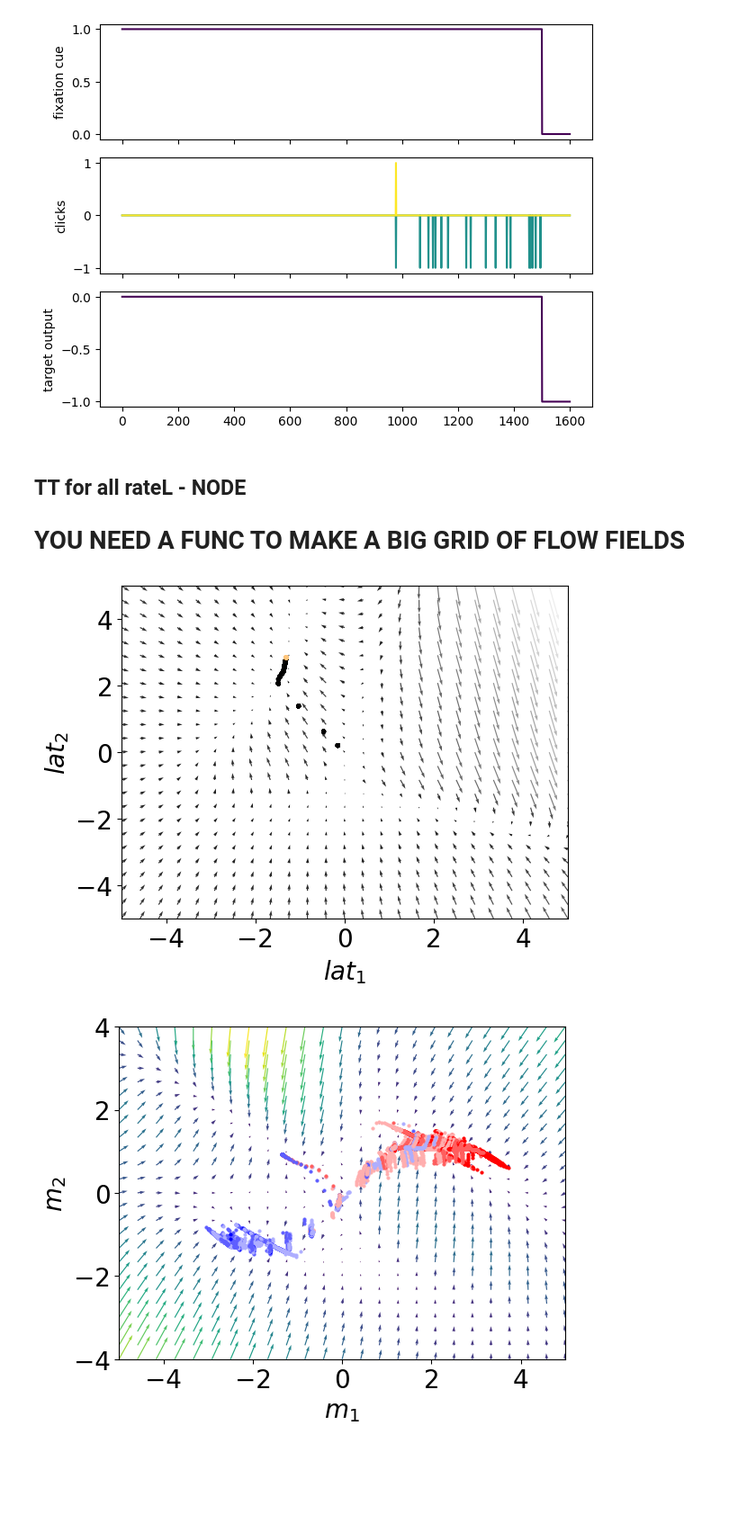
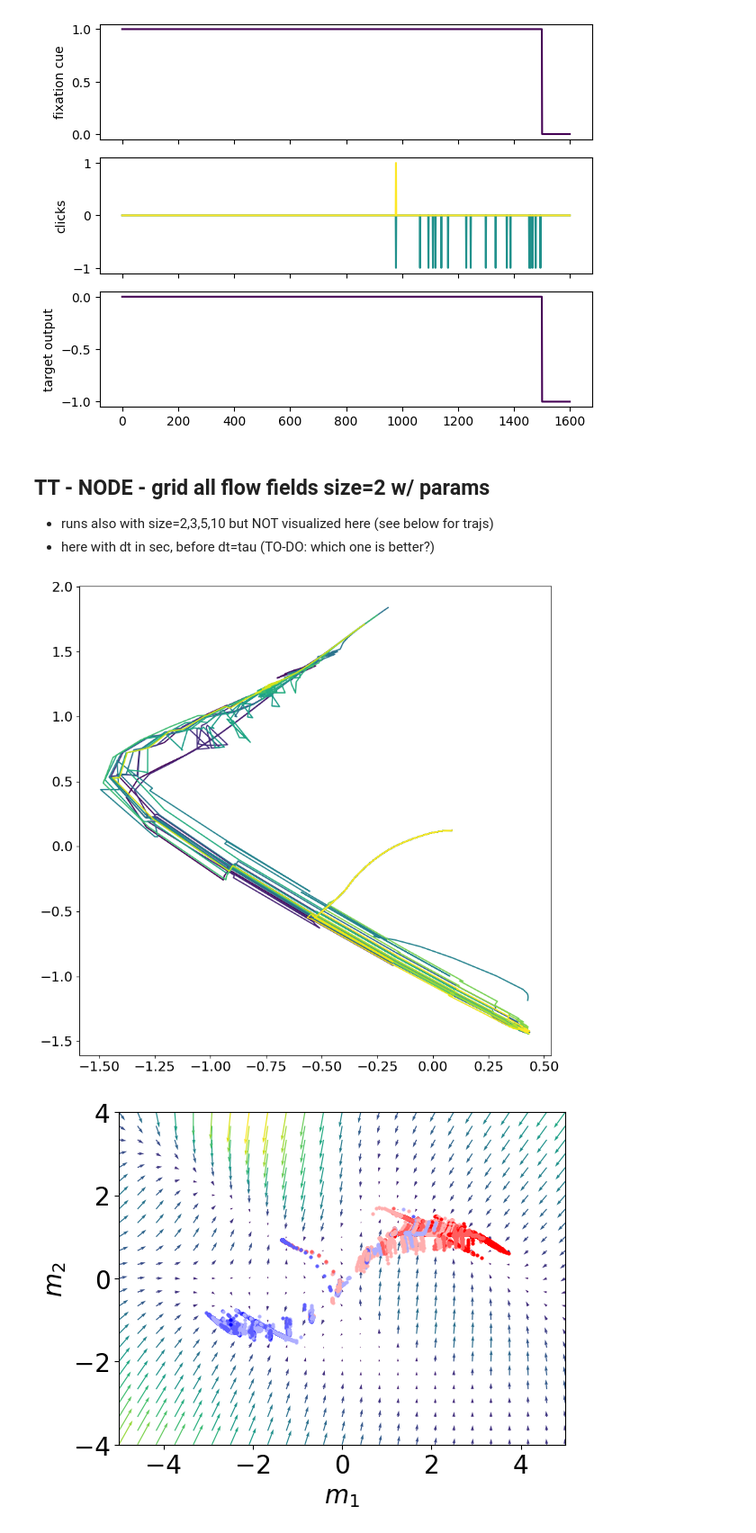
Before and after one commit to alejandradu/ComputationThruDynamicsBenchmark, a Jupyter notebook: examples/notebooks/PC_TT_analysis.ipynb, the cells around one changed output. Shown at 90% size. Cells and saved outputs as stored; diff of their text form; code cells hidden in the pictures; blank space fills up the shorter version.

Commit message:
fix alpha node

```diff
--- a/examples/notebooks/PC_TT_analysis.ipynb
+++ b/examples/notebooks/PC_TT_analysis.ipynb
@@ -407,6 +407,7 @@ dataset_dict, extra_dict = pc.generate_dataset(100)
 # %% [output]
 [figure]
 # %% [markdown]
-## TT for all rateL - NODE
+## TT - NODE - grid all flow fields size=2 w/ params
 
-# YOU NEED A FUNC TO MAKE A BIG GRID OF FLOW FIELDS
+* runs also with size=2,3,5,10 but NOT visualized here (see below for trajs)
+* here with dt in sec, before dt=tau (TO-DO: which one is better?)
@@ -416,65 +419,43 @@ dataset_dict, extra_dict = pc.generate_dataset(100)
 # %%
-from ctd.comparison.analysis.tt.tt import Analysis_TT
-import matplotlib.pyplot as plt
-import numpy as np
-from ctd.task_modeling.task_env.task_env import PClicks
-
+# create task to get target size of inputs
 pc = PClicks(n_timesteps= 2000,
              noise= 0.00,
              rateL=1,               # Hz
              delta_t=0.1,          # seconds
              allRates=False,
-             fixation_period = 1.5*100,  # seconds
-             response_period = 0.1*100,  # seconds
-             delay_min = 0.5*100,        # seconds
-             delay_max = 1.3*100,
+             fixation_period = 1.5*1000,  # seconds
+             response_period = 0.1*1000,  # seconds
+             delay_min = 0.5*1000,        # seconds
+             delay_max = 1.3*1000,
             )
 
 dataset_dict, extra_dict = pc.generate_dataset(100)
 
-# good one WITH leak and same dt = 0.1
-node2_pc = "/scratch/gpfs/ad2002/content/trained_models/task-trained/20250404_PClicks_NODE_grid_allRates_3/max_epochs=1500_weight_decay=1.00E-08_learning_rate=2.00E-03_seed=0_noise=0.00E+00_allRates=True_latent_size=2_layer_hidden_size=128_delt=1.00E-03_leak=True"
-# good one WITHOUT leak and dt =0.01 (same behavior as WITH leak for this dt - stabilizes low between 1350-1400)
-node2_pc_2 = "/scratch/gpfs/ad2002/content/trained_models/task-trained/20250404_PClicks_NODE_grid_allRates_3/max_epochs=1500_weight_decay=1.00E-08_learning_rate=2.00E-03_seed=0_noise=0.00E+00_allRates=True_latent_size=2_layer_hidden_size=128_delt=1.00E-03_leak=True"
-# WITH leak and dt = 0.01 for task adjusted to dt
-node2_pc_3 = "/scratch/gpfs/ad2002/content/trained_models/task-trained/20250404_PClicks_NODE_grid_allRates_4/max_epochs=1000_weight_decay=1.00E-08_learning_rate=2.00E-03_seed=0_noise=0.00E+00_latent_size=2_layer_hidden_size=128_delta_t=1.00E-02_leak=True"
-# dt=0.1 both model and data - BAD, although MSE low and separation is good - just not enough timesteps
-node2_pc_4 = "/scratch/gpfs/ad2002/content/trained_models/task-trained/20250404_PClicks_NODE_grid_dt=0.1/max_epochs=1000_weight_decay=1.00E-08_learning_rate=2.00E-03_seed=0_noise=0.00E+00_latent_size=2_layer_hidden_size=128_delta_t=1.00E-01_delt=1.00E-01_leak=False"
-
-
-PATH = "/scratch/gpfs/ad2002/content/trained_models/task-trained/20250404_PClicks_NODE_grid_dt=0.1/max_epochs=1000_weight_decay=1.00E-08_learning_rate=2.00E-03_seed=0_noise=0.00E+00_latent_size=2_layer_hidden_size=128_delta_t=1.00E-01_delt=1.00E-01_leak=True"
+PATH = "/scratch/gpfs/ad2002/content/trained_models/task-trained/20250405_PClicks_NODE_grid_dt=0.01/max_epochs=1000_weight_decay=1.00E-08_learning_rate=2.00E-03_seed=0_noise=0.00E+00_latent_size=2_layer_hidden_size=128_delta_t=1.00E-02_delt=1.00E-02_leak=True"
 
 node2_pc = Analysis_TT(run_name = "node2_pc", filepath = PATH + "/")
 
 inputs_latents = dataset_dict["inputs"]
 inputs_latents_intrinsic = np.zeros_like(inputs_latents)
 input_field_intrinsic = np.zeros_like(inputs_latents[0,0,:])
 n, t, d = inputs_latents.shape
 
-node2_pc.plot_flow_field(latents_range=[[-5,5],[-5,5]],
-                         num_points=25,
-                         inputs_latents=inputs_latents_intrinsic,
-                         input_field=input_field_intrinsic,
-                         custom_n_timesteps=t,    # for extended latent simulation
-                         n_trials=50,
-                         scatter_trajectories=True,
-                         xstar=None,
-                         q_flag=None,
-                         colors_fps=None,
-                         cmap=plt.cm.gray,
-                         plot_wrapper_trajs=False)
+# node2_pc.plot_flow_field(latents_range=[[-5,5],[-5,5]],
+#                          num_points=25,
+#                          inputs_latents=inputs_latents_intrinsic,
+#                          input_field=input_field_intrinsic,
+#                          custom_n_timesteps=t,    # for extended latent simulation
+#                          n_trials=50,
+#                          scatter_trajectories=True,
+#                          xstar=None,
+#                          q_flag=None,
+#                          colors_fps=None,
+#                          cmap=plt.cm.gray,
+#                          plot_wrapper_trajs=False)
 
-# explicitly advance the best model
-
-# generate a much longer dataset with multiple trials
-
-# call forward - this might not be reflective of what goes on in DSA
-
-# get the la
-
-# I ACTUALLY THINK I NEED TO SIMULATE THE TRAJECTORIES FOR THAT INPUT - otherwise i am plotting trajs for different inpus
+node2_pc.plot_trial_latents(num_trials=30)
 # %% [output]
-[figure, old version]
+[figure, new version]
 # %%
 from ctd.comparison.analysis.tt.tt import Analysis_TT
 import matplotlib.pyplot as plt
```
Also changed, not shown: parts of 2 cells of this notebook, 32 other files.
